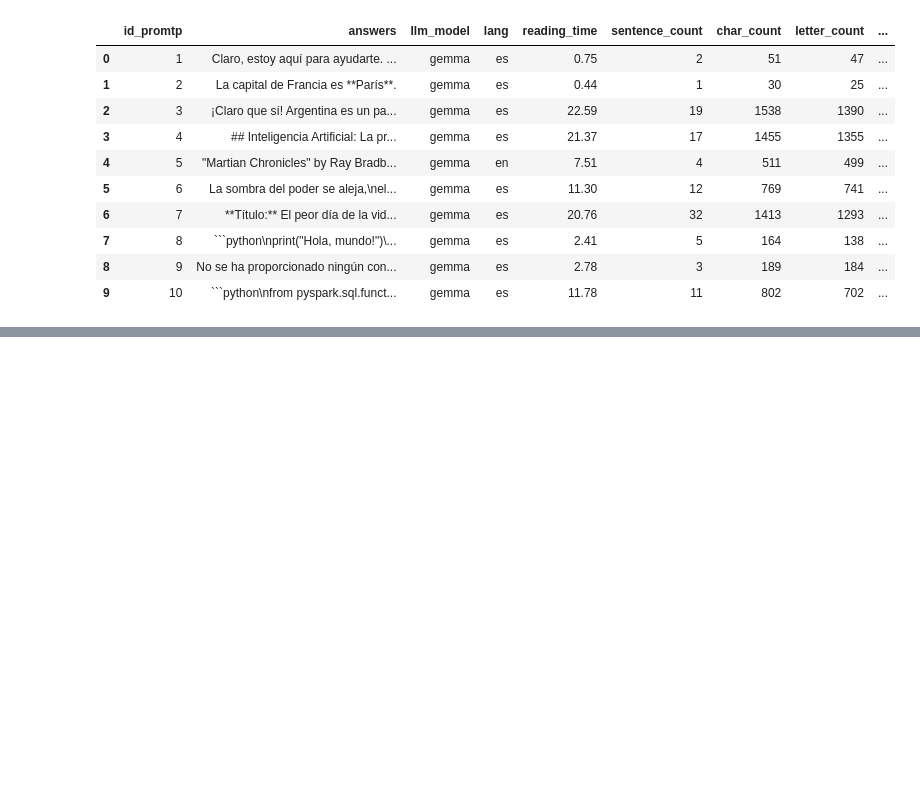
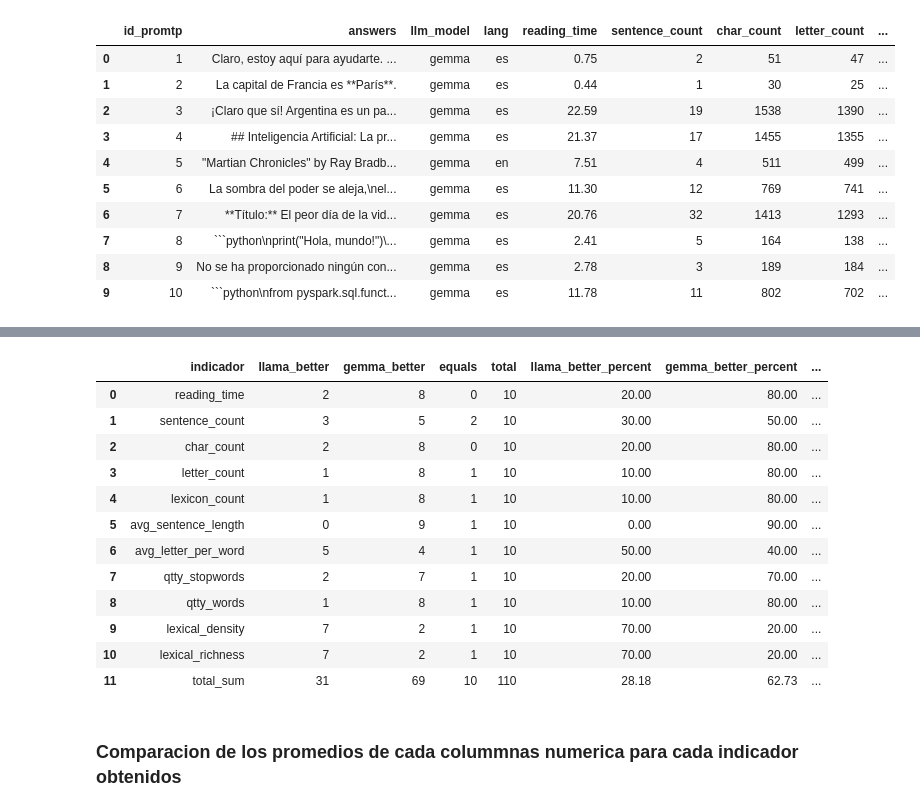
Before and after one commit to EmaGianna/LLM_Benchmark, a Jupyter notebook: nbk/Analisis_Datos_LLM.ipynb, the cells around one changed output, grey strips where cells are left out. Drawn from its saved outputs; the diff is of its cells as text; code cells hidden in the pictures; blank space fills up the shorter version.

```diff
--- a/nbk/Analisis_Datos_LLM.ipynb
+++ b/nbk/Analisis_Datos_LLM.ipynb
@@ -86,0 +90,4 @@ df_llm_gemma
+# %%
+columns = llm_df.columns.to_list()
+dict_cols = utils.list_to_dict(columns)
+dict_cols
@@ -86,0 +113,33 @@ df_llm_gemma
+# %%
+df_final = pd.DataFrame()
+for col in dict_cols.values():
+    cols_not_indicators = ['id_promtp','answers','llm_model','lang','analyze_sentiment']
+    llama_count=0
+    gemma_count=0
+    iguales = 0
+
+    if col not in cols_not_indicators:
+        #print(f'{"#"*7}{col}{"#"*7} ')
+        for index in range(0, 10):
+            if df_llm_gemma[col][index] < df_llm_llama[col][index]:
+                #print('gema es mejor')
+                gemma_count += 1
+            elif df_llm_gemma[col][index] > df_llm_llama[col][index]:
+                #print('llama es mejor')
+                llama_count += 1
+            elif df_llm_gemma[col][index] == df_llm_llama[col][index]:
+                #print('son identicos')
+                iguales += 1
+            df_empty = pd.DataFrame({'indicador':[col], 'llama_better':[llama_count], 'gemma_better':[gemma_count], 'equals':[iguales]})
+#        print(col, llama_count, gemma_count, iguales)
+        df_final = pd.concat([df_final, df_empty])
+
+df_totales = pd.DataFrame({'indicador':'total_sum', 'llama_better':[df_final['llama_better'].sum()]
+                         , 'gemma_better':[df_final['gemma_better'].sum()], 'equals':df_final['equals'].sum()})
+
+df_final = pd.concat([df_final, df_totales])
+
+df_final = df_final.reset_index(drop=True)
+numerical_columns = df_final.select_dtypes(include=[int, float]).columns
+df_final['total'] = df_final[numerical_columns].sum(axis=1)
+df_final
@@ -86,0 +160,22 @@ df_llm_gemma
+# %%
+# muestro los valores obtenidos anteriormente de forma porcentual
+df_final['llama_better_percent'] = round((df_final['llama_better']/df_final['total'])*100,2)
+df_final['gemma_better_percent'] = round((df_final['gemma_better']/df_final['total'])*100,2)
+df_final['equal'] = round((df_final['equals']/df_final['total'])*100,2)
+df_final
+# %% [output]
+|  | indicador | llama_better | gemma_better | equals | total | llama_better_percent | gemma_better_percent | ... |
+| 0 | reading_time | 2 | 8 | 0 | 10 | 20.00 | 80.00 | ... |
+| 1 | sentence_count | 3 | 5 | 2 | 10 | 30.00 | 50.00 | ... |
+| 2 | char_count | 2 | 8 | 0 | 10 | 20.00 | 80.00 | ... |
+| 3 | letter_count | 1 | 8 | 1 | 10 | 10.00 | 80.00 | ... |
+| 4 | lexicon_count | 1 | 8 | 1 | 10 | 10.00 | 80.00 | ... |
+| 5 | avg_sentence_length | 0 | 9 | 1 | 10 | 0.00 | 90.00 | ... |
+| 6 | avg_letter_per_word | 5 | 4 | 1 | 10 | 50.00 | 40.00 | ... |
+| 7 | qtty_stopwords | 2 | 7 | 1 | 10 | 20.00 | 70.00 | ... |
+| 8 | qtty_words | 1 | 8 | 1 | 10 | 10.00 | 80.00 | ... |
+| 9 | lexical_density | 7 | 2 | 1 | 10 | 70.00 | 20.00 | ... |
+| 10 | lexical_richness | 7 | 2 | 1 | 10 | 70.00 | 20.00 | ... |
+| 11 | total_sum | 31 | 69 | 10 | 110 | 28.18 | 62.73 | ... |
+# %% [markdown]
+### Comparacion de los promedios de cada colummnas numerica para cada indicador obtenidos
```
Also changed, not shown: parts of 7 cells of this notebook, 18 other files.
